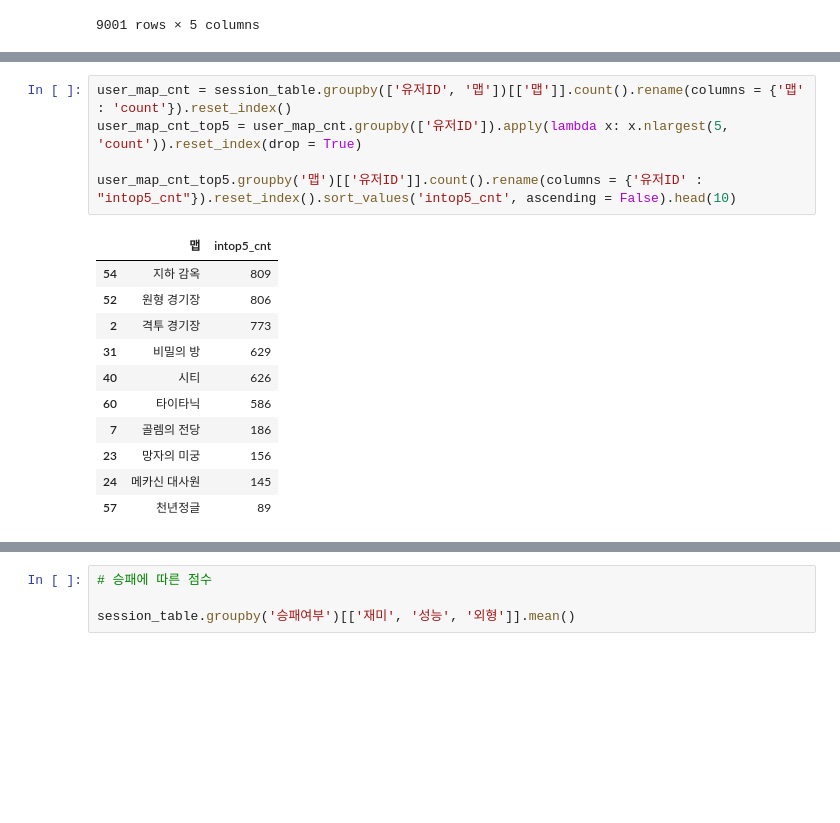
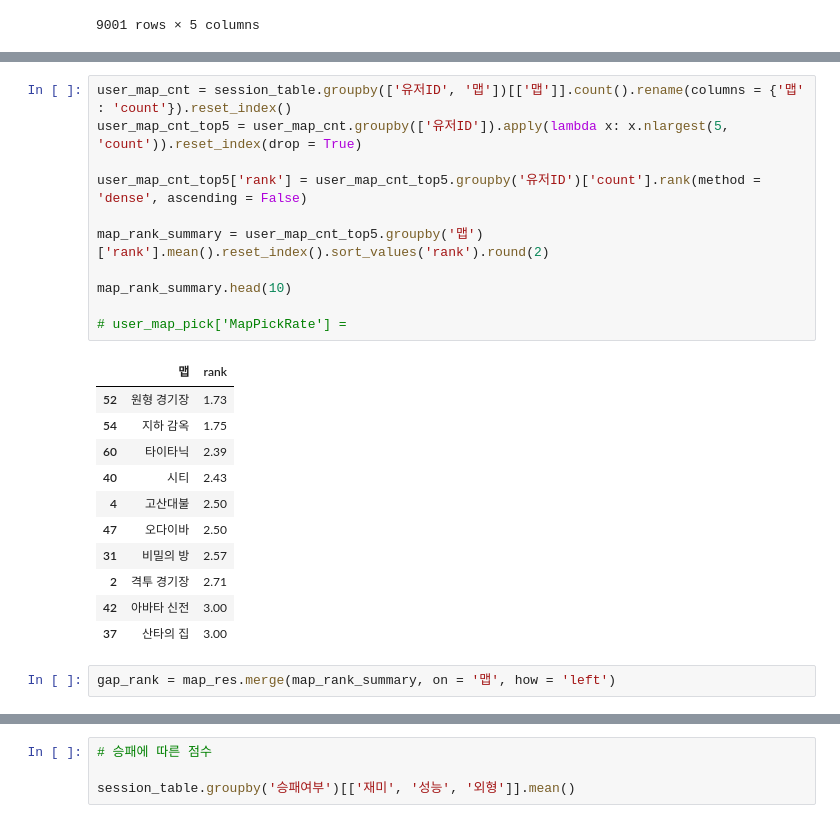
Before and after one commit to kimjaehyeonC/Toy_Getamped, a Jupyter notebook: getamped_log_generator.ipynb, the cells around one changed output, grey strips where cells are left out. Cells and saved outputs as stored; diff of their text form; blank space fills up the shorter version.

```diff
--- a/getamped_log_generator.ipynb
+++ b/getamped_log_generator.ipynb
@@ -513,17 +587,25 @@ map_res
 # %%
 user_map_cnt = session_table.groupby(['유저ID', '맵'])[['맵']].count().rename(columns = {'맵' : 'count'}).reset_index()
 user_map_cnt_top5 = user_map_cnt.groupby(['유저ID']).apply(lambda x: x.nlargest(5, 'count')).reset_index(drop = True)
 
-user_map_cnt_top5.groupby('맵')[['유저ID']].count().rename(columns = {'유저ID' : "intop5_cnt"}).reset_index().sort_values('intop5_cnt', ascending = False).head(10)
+user_map_cnt_top5['rank'] = user_map_cnt_top5.groupby('유저ID')['count'].rank(method = 'dense', ascending = False)
+
+map_rank_summary = user_map_cnt_top5.groupby('맵')['rank'].mean().reset_index().sort_values('rank').round(2)
+
+map_rank_summary.head(10)
+
+# user_map_pick['MapPickRate'] =
 # %% [output]
-|  | 맵 | intop5_cnt |
-| 54 | 지하 감옥 | 809 |
-| 52 | 원형 경기장 | 806 |
-| 2 | 격투 경기장 | 773 |
-| 31 | 비밀의 방 | 629 |
-| 40 | 시티 | 626 |
-| 60 | 타이타닉 | 586 |
-| 7 | 골렘의 전당 | 186 |
-| 23 | 망자의 미궁 | 156 |
-| 24 | 메카신 대사원 | 145 |
-| 57 | 천년정글 | 89 |
+|  | 맵 | rank |
+| 52 | 원형 경기장 | 1.73 |
+| 54 | 지하 감옥 | 1.75 |
+| 60 | 타이타닉 | 2.39 |
+| 40 | 시티 | 2.43 |
+| 4 | 고산대불 | 2.50 |
+| 47 | 오다이바 | 2.50 |
+| 31 | 비밀의 방 | 2.57 |
+| 2 | 격투 경기장 | 2.71 |
+| 42 | 아바타 신전 | 3.00 |
+| 37 | 산타의 집 | 3.00 |
+# %%
+gap_rank = map_res.merge(map_rank_summary, on = '맵', how = 'left')
```
Also changed, not shown: parts of 41 cells of this notebook.
